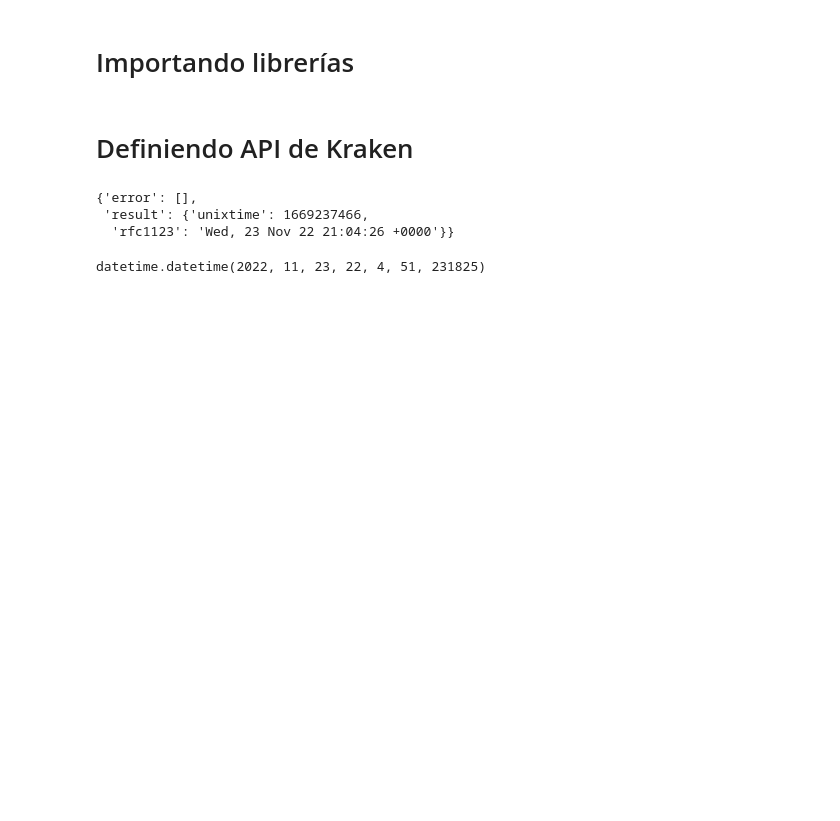
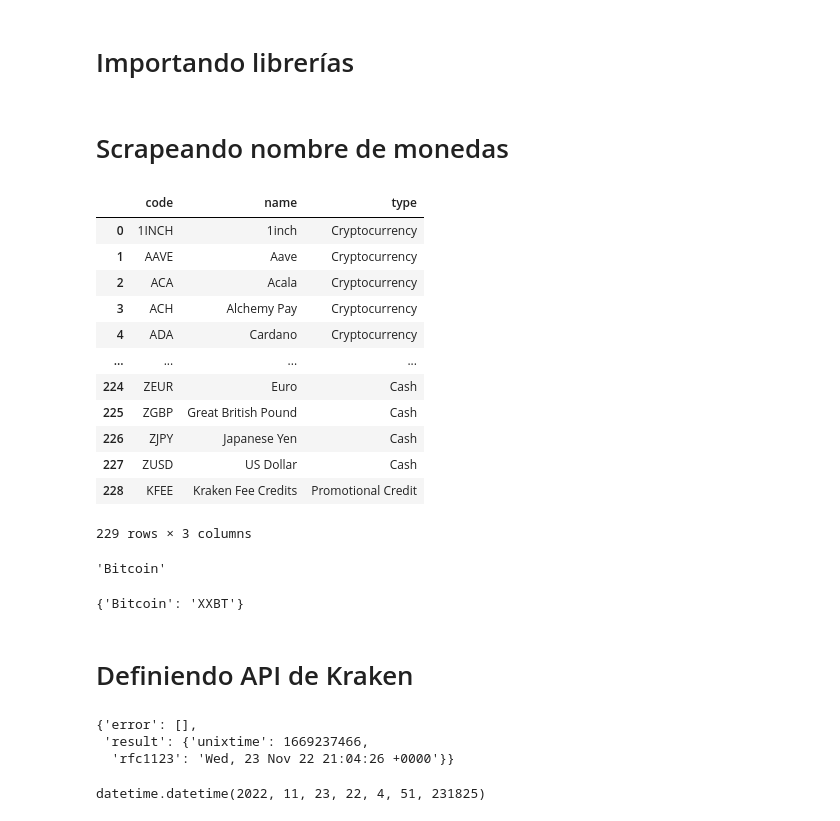
Before and after one commit to javieraquique/cryptodata, a Jupyter notebook: app.ipynb, the cells around one changed output. Cells and saved outputs as stored; diff of their text form; code cells hidden in the pictures; blank space fills up the shorter version.

```diff
--- a/app.ipynb
+++ b/app.ipynb
@@ -10,0 +13,20 @@ from dateutil.relativedelta import relativedelta
+# %% [markdown]
+# Scrapeando nombre de monedas
+# %%
+assets_df = pd.read_csv("asset_names.csv")
+# %%
+assets_df
+# %% [output]
+|  | code | name | type |
+| 0 | 1INCH | 1inch | Cryptocurrency |
+| 1 | AAVE | Aave | Cryptocurrency |
+| 2 | ACA | Acala | Cryptocurrency |
+| 3 | ACH | Alchemy Pay | Cryptocurrency |
+| 4 | ADA | Cardano | Cryptocurrency |
+| ... | ... | ... | ... |
+| 224 | ZEUR | Euro | Cash |
+| 225 | ZGBP | Great British Pound | Cash |
+| 226 | ZJPY | Japanese Yen | Cash |
+| 227 | ZUSD | US Dollar | Cash |
+| 228 | KFEE | Kraken Fee Credits | Promotional Credit |
+229 rows × 3 columns
@@ -10,0 +35,4 @@ from dateutil.relativedelta import relativedelta
+# %%
+asset_name.iloc[0]
+# %% [output]
+'Bitcoin'
@@ -11,3 +43,7 @@ from dateutil.relativedelta import relativedelta
+# %%
+assets_dict
+# %% [output]
+{'Bitcoin': 'XXBT'}
 # %% [markdown]
 # Definiendo API de Kraken
 # %%
```
Also changed, not shown: parts of 4 cells of this notebook, 4 other files.
